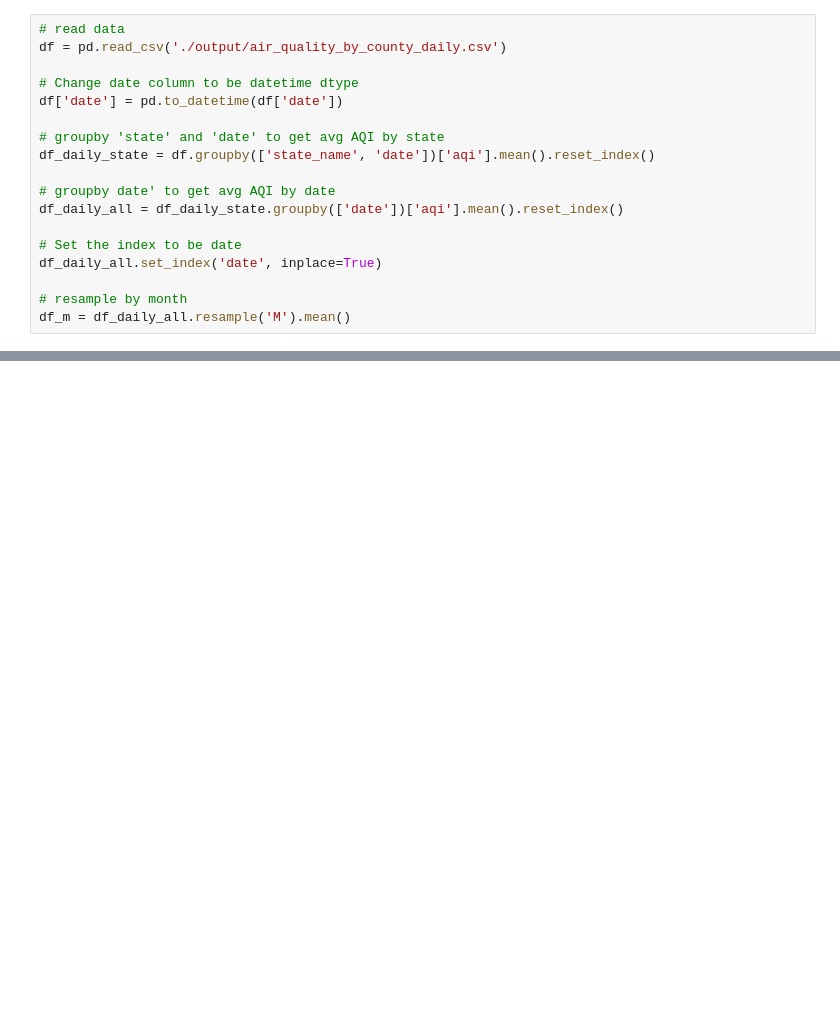
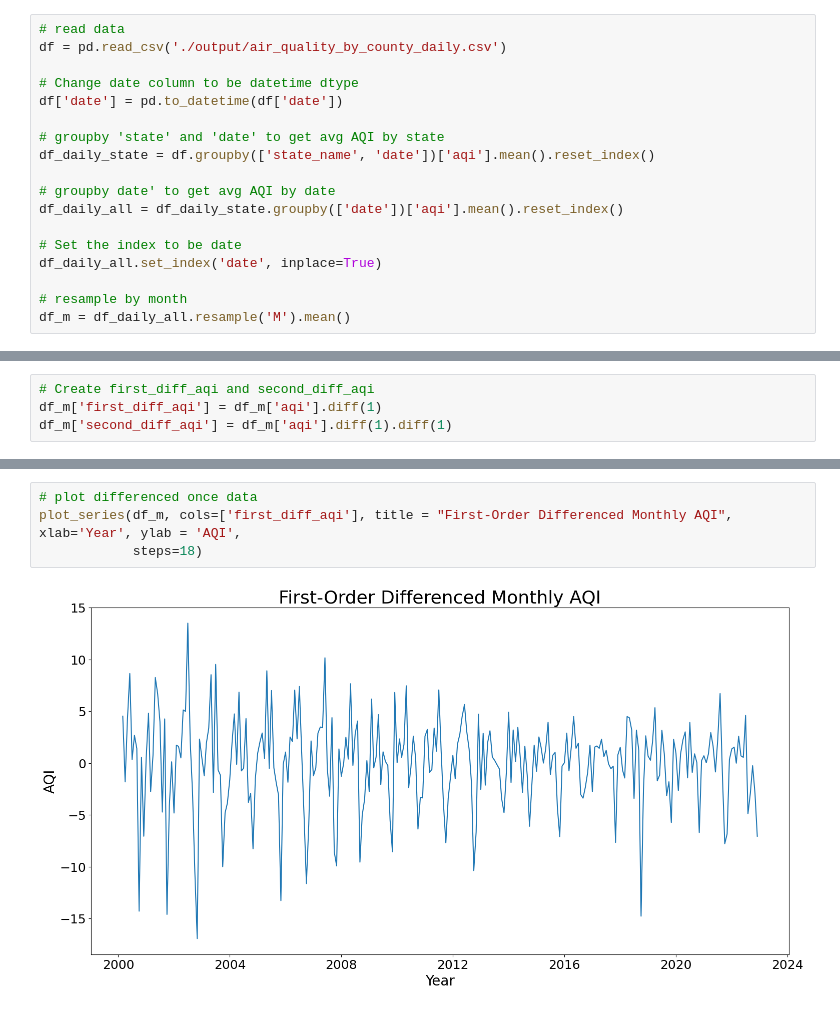
Before and after one commit to boay00/group-project-ev, a Jupyter notebook: AJ_Modeling.ipynb, the cells around one changed output, grey strips where cells are left out. Cells and saved outputs as stored; diff of their text form; blank space fills up the shorter version.

```diff
--- a/AJ_Modeling.ipynb
+++ b/AJ_Modeling.ipynb
@@ -707,0 +741,4 @@ The predicted values are fairly close to our actual values using SARIMA with RMS
+# %%
+# Create first_diff_aqi and second_diff_aqi
+df_m['first_diff_aqi'] = df_m['aqi'].diff(1)
+df_m['second_diff_aqi'] = df_m['aqi'].diff(1).diff(1)
@@ -707,0 +755,6 @@ The predicted values are fairly close to our actual values using SARIMA with RMS
+# %%
+# plot differenced once data
+plot_series(df_m, cols=['first_diff_aqi'], title = "First-Order Differenced Monthly AQI", xlab='Year', ylab = 'AQI',
+            steps=18)
+# %% [output]
+[figure, added]
```
Also changed, not shown: parts of 175 cells of this notebook, 3 other files.
